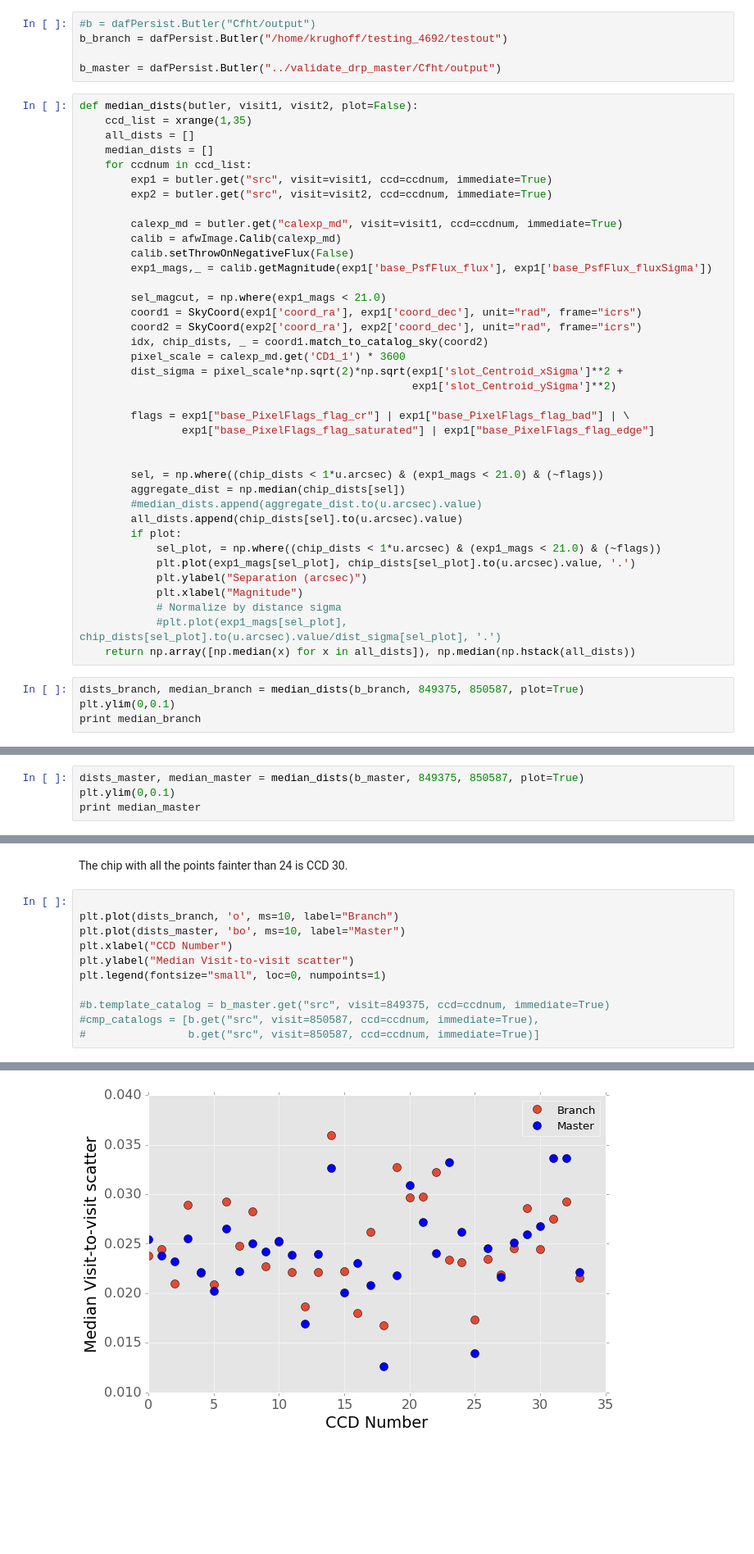
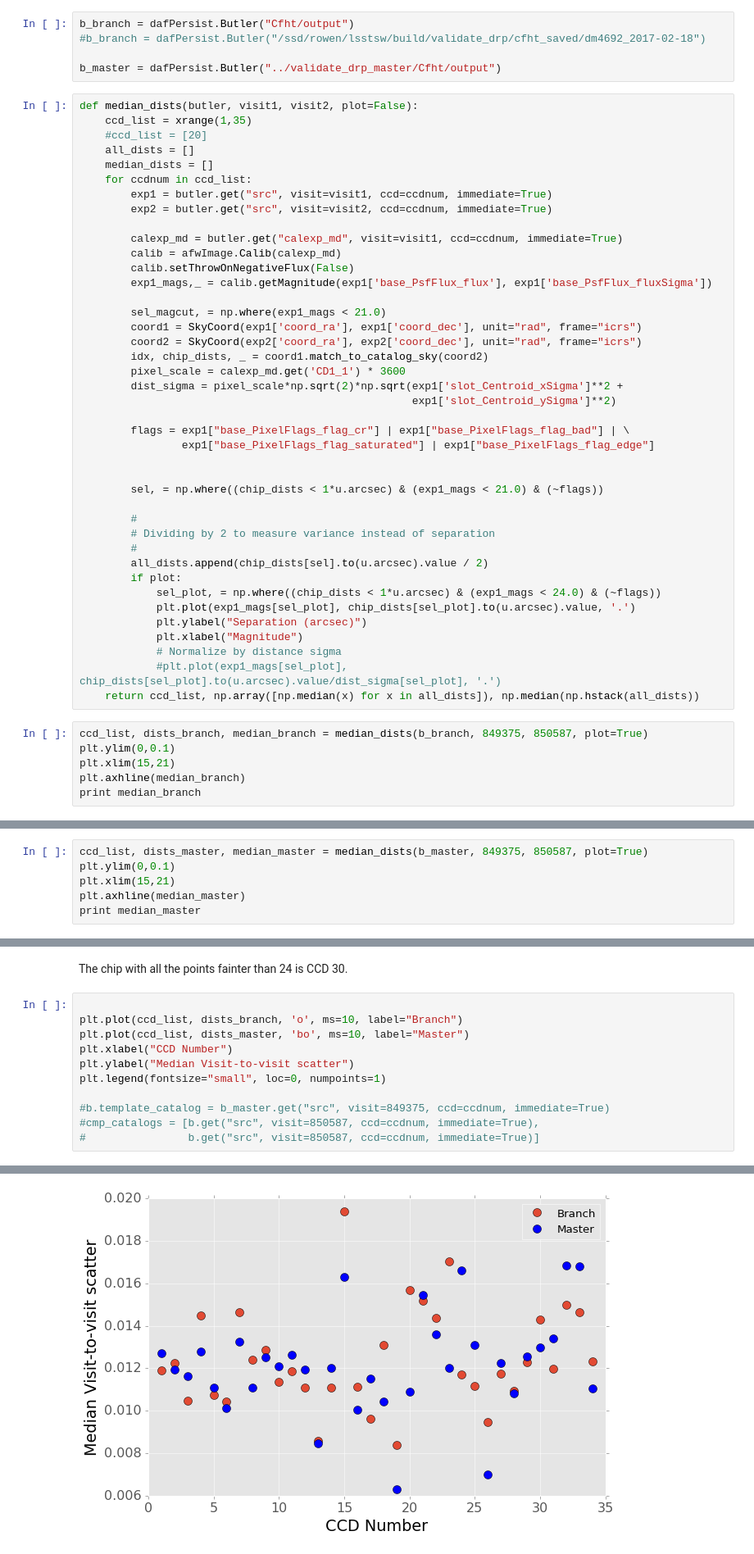
Before and after one commit to ctslater/lsst_ideas, a Jupyter notebook: testing_validate_drp.ipynb, the cells around one changed output, grey strips where cells are left out. Shown: that part at 82% size. Cells and saved outputs as stored; diff of their text form; blank space fills up the shorter version.

```diff
--- a/testing_validate_drp.ipynb
+++ b/testing_validate_drp.ipynb
@@ -16,13 +22,14 @@ np.seterr(invalid="ignore")
 # %% [output]
 {'divide': 'warn', 'invalid': 'warn', 'over': 'warn', 'under': 'ignore'}
 # %%
-#b = dafPersist.Butler("Cfht/output")
-b_branch = dafPersist.Butler("/home/krughoff/testing_4692/testout")
+b_branch = dafPersist.Butler("Cfht/output")
+#b_branch = dafPersist.Butler("/ssd/rowen/lsstsw/build/validate_drp/cfht_saved/dm4692_2017-02-18")
 
 b_master = dafPersist.Butler("../validate_drp_master/Cfht/output")
 # %%
 def median_dists(butler, visit1, visit2, plot=False):
     ccd_list = xrange(1,35)
+    #ccd_list = [20]
     all_dists = []
     median_dists = []
     for ccdnum in ccd_list:
@@ -47,19 +54,23 @@ def median_dists(butler, visit1, visit2, plot=False):
 
 
         sel, = np.where((chip_dists < 1*u.arcsec) & (exp1_mags < 21.0) & (~flags))
-        aggregate_dist = np.median(chip_dists[sel])
-        #median_dists.append(aggregate_dist.to(u.arcsec).value)
-        all_dists.append(chip_dists[sel].to(u.arcsec).value)
+
+        #
+        # Dividing by 2 to measure variance instead of separation
+        #
+        all_dists.append(chip_dists[sel].to(u.arcsec).value / 2)
         if plot:
-            sel_plot, = np.where((chip_dists < 1*u.arcsec) & (exp1_mags < 21.0) & (~flags))
+            sel_plot, = np.where((chip_dists < 1*u.arcsec) & (exp1_mags < 24.0) & (~flags))
             plt.plot(exp1_mags[sel_plot], chip_dists[sel_plot].to(u.arcsec).value, '.')
             plt.ylabel("Separation (arcsec)")
             plt.xlabel("Magnitude")
             # Normalize by distance sigma
             #plt.plot(exp1_mags[sel_plot], chip_dists[sel_plot].to(u.arcsec).value/dist_sigma[sel_plot], '.')
-    return np.array([np.median(x) for x in all_dists]), np.median(np.hstack(all_dists))
+    return ccd_list, np.array([np.median(x) for x in all_dists]), np.median(np.hstack(all_dists))
 # %%
-dists_branch, median_branch = median_dists(b_branch, 849375, 850587, plot=True)
+ccd_list, dists_branch, median_branch = median_dists(b_branch, 849375, 850587, plot=True)
 plt.ylim(0,0.1)
+plt.xlim(15,21)
+plt.axhline(median_branch)
 print median_branch
 # %% [output]
@@ -68,5 +79,7 @@ print median_branch
 # %%
-dists_master, median_master = median_dists(b_master, 849375, 850587, plot=True)
+ccd_list, dists_master, median_master = median_dists(b_master, 849375, 850587, plot=True)
 plt.ylim(0,0.1)
+plt.xlim(15,21)
+plt.axhline(median_master)
 print median_master
 # %% [output]
@@ -76,16 +89,16 @@ print median_master
 The chip with all the points fainter than 24 is CCD 30.
 # %%
 
-plt.plot(dists_branch, 'o', ms=10, label="Branch")
-plt.plot(dists_master, 'bo', ms=10, label="Master")
+plt.plot(ccd_list, dists_branch, 'o', ms=10, label="Branch")
+plt.plot(ccd_list, dists_master, 'bo', ms=10, label="Master")
 plt.xlabel("CCD Number")
 plt.ylabel("Median Visit-to-visit scatter")
 plt.legend(fontsize="small", loc=0, numpoints=1)
 
 #b.template_catalog = b_master.get("src", visit=849375, ccd=ccdnum, immediate=True)
 #cmp_catalogs = [b.get("src", visit=850587, ccd=ccdnum, immediate=True),
 #                b.get("src", visit=850587, ccd=ccdnum, immediate=True)]
 # %% [output]
 <matplotlib.legend.Legend at 0x...>
-[figure, old version]
+[figure, new version]
 # %%
```
Also changed, not shown: parts of 12 cells of this notebook.
